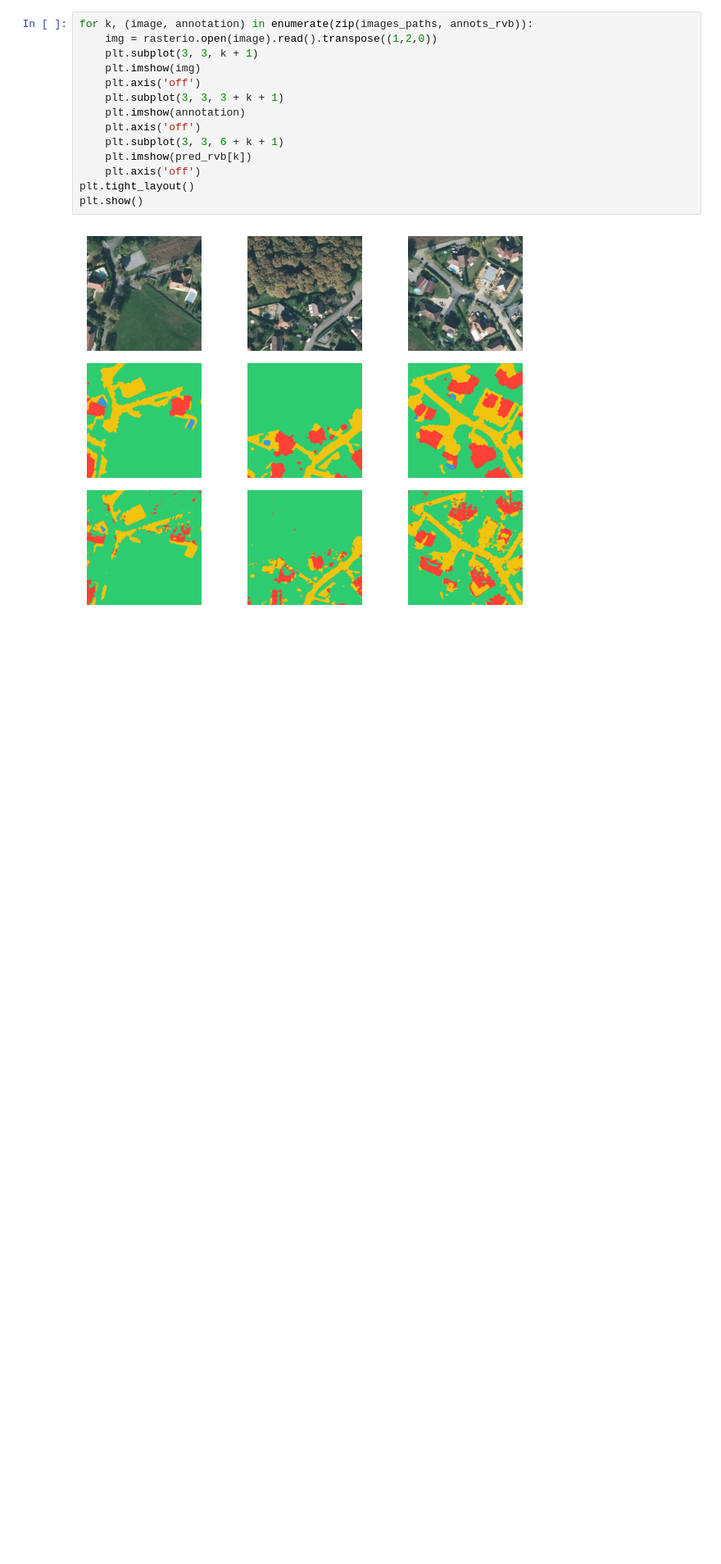
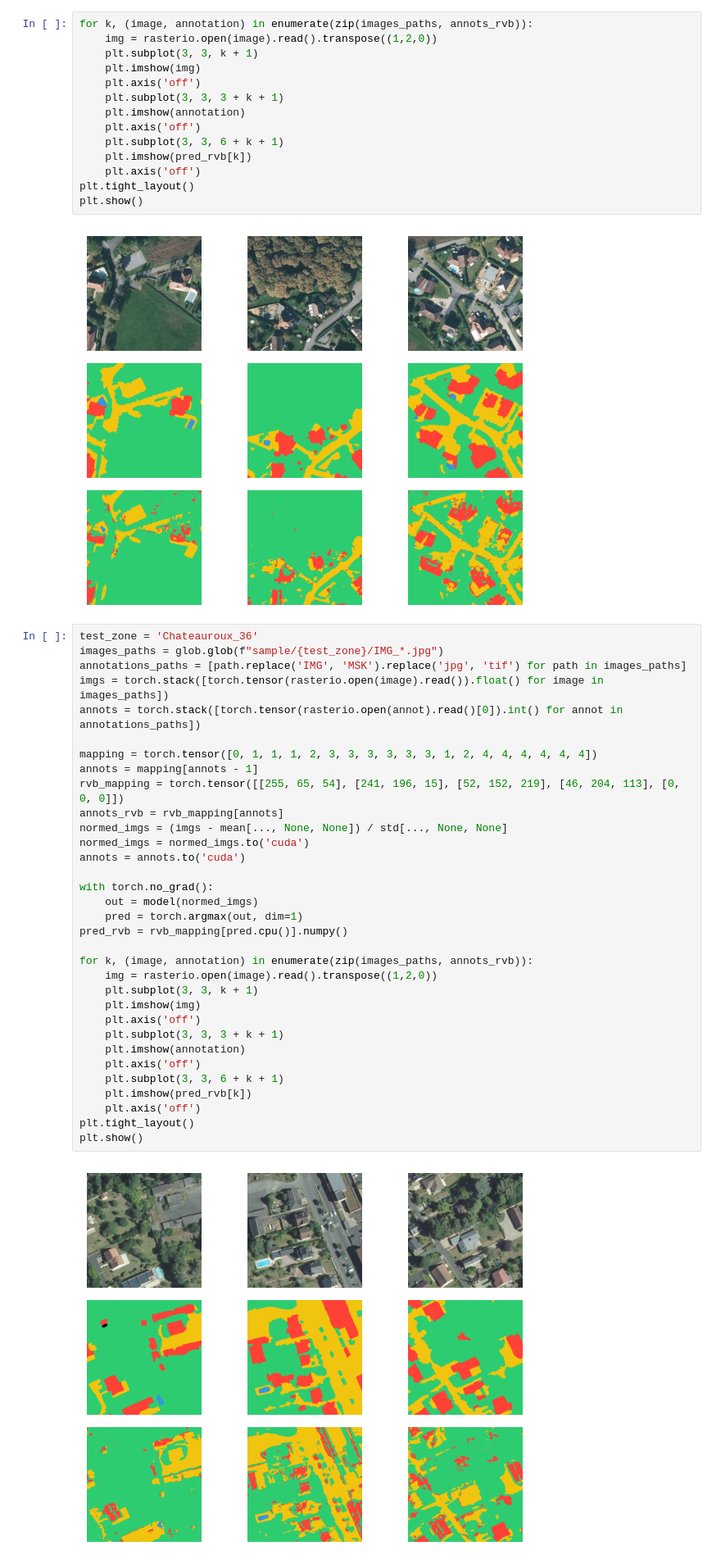
Before and after one commit to ElliotVincent/ocs-ia-tutoriel, a Jupyter notebook: main.ipynb, the cells around one changed output. Shown at 82% size. Cells and saved outputs as stored; diff of their text form; blank space fills up the shorter version.

```diff
--- a/main.ipynb
+++ b/main.ipynb
@@ -127,3 +127,38 @@ plt.tight_layout()
 plt.show()
 # %% [output]
 [figure]
+# %%
+test_zone = 'Chateauroux_36'
+images_paths = glob.glob(f"sample/{test_zone}/IMG_*.jpg")
+annotations_paths = [path.replace('IMG', 'MSK').replace('jpg', 'tif') for path in images_paths]
+imgs = torch.stack([torch.tensor(rasterio.open(image).read()).float() for image in images_paths])
+annots = torch.stack([torch.tensor(rasterio.open(annot).read()[0]).int() for annot in annotations_paths])
+
+mapping = torch.tensor([0, 1, 1, 1, 2, 3, 3, 3, 3, 3, 3, 1, 2, 4, 4, 4, 4, 4, 4])
+annots = mapping[annots - 1]
+rvb_mapping = torch.tensor([[255, 65, 54], [241, 196, 15], [52, 152, 219], [46, 204, 113], [0, 0, 0]])
+annots_rvb = rvb_mapping[annots]
+normed_imgs = (imgs - mean[..., None, None]) / std[..., None, None]
+normed_imgs = normed_imgs.to('cuda')
+annots = annots.to('cuda')
+
+with torch.no_grad():
+    out = model(normed_imgs)
+    pred = torch.argmax(out, dim=1)
+pred_rvb = rvb_mapping[pred.cpu()].numpy()
+
+for k, (image, annotation) in enumerate(zip(images_paths, annots_rvb)):
+    img = rasterio.open(image).read().transpose((1,2,0))
+    plt.subplot(3, 3, k + 1)
+    plt.imshow(img)
+    plt.axis('off')
+    plt.subplot(3, 3, 3 + k + 1)
+    plt.imshow(annotation)
+    plt.axis('off')
+    plt.subplot(3, 3, 6 + k + 1)
+    plt.imshow(pred_rvb[k])
+    plt.axis('off')
+plt.tight_layout()
+plt.show()
+# %% [output]
+[figure, added]
```
Also changed, not shown: parts of 1 cell of this notebook.
